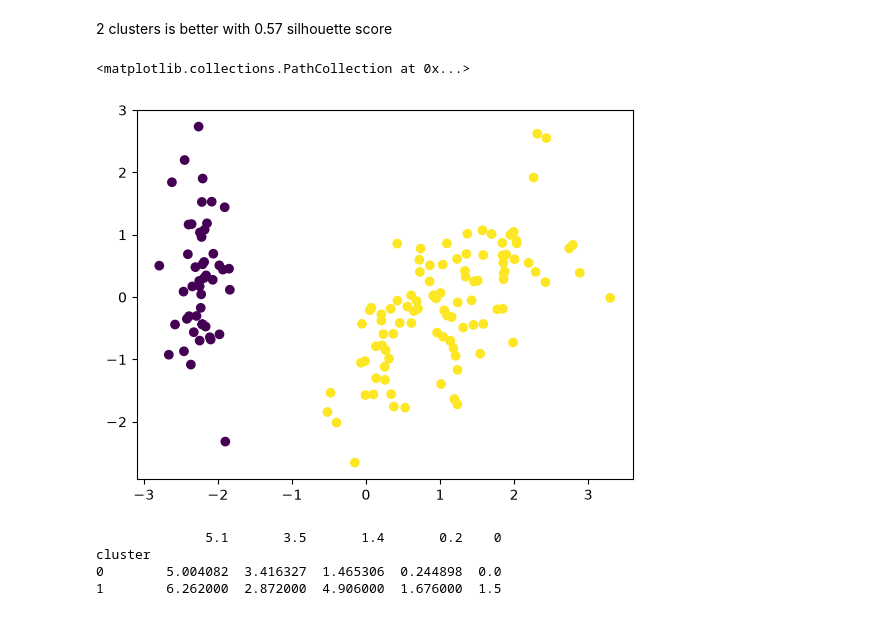
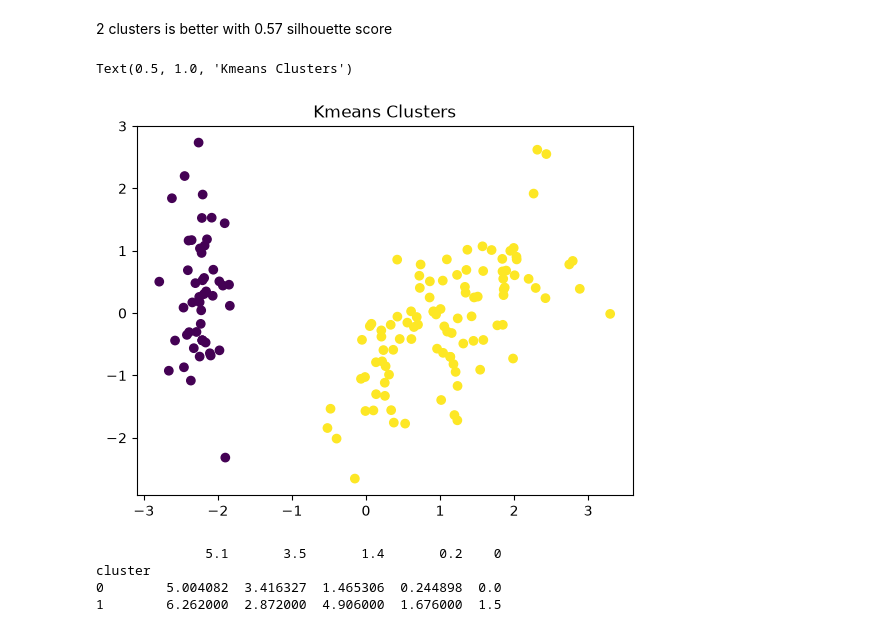
Before and after one commit to Nour-Tamimi/BinXtraining, a Jupyter notebook: Week5/Day1/Day1.ipynb, the cells around one changed output. Drawn from its saved outputs; the diff is of its cells as text; code cells hidden in the pictures.

```diff
--- a/Week5/Day1/Day1.ipynb
+++ b/Week5/Day1/Day1.ipynb
@@ -82,9 +81,10 @@ centers_2d = pca.transform(km.cluster_centers_)
 # %%
 #The plot
 plt.scatter(X_2d[:, 0], X_2d[:, 1], c=labels, cmap='viridis')
+plt.title('Kmeans Clusters')
 # %% [output]
-<matplotlib.collections.PathCollection at 0x...>
+Text(0.5, 1.0, 'Kmeans Clusters')
-[figure, old version]
+[figure, new version]
 # %%
 df['cluster'] = labels
 print(df.groupby('cluster').mean())
```
Also changed, not shown: parts of 2 cells of this notebook, 2 other files.
